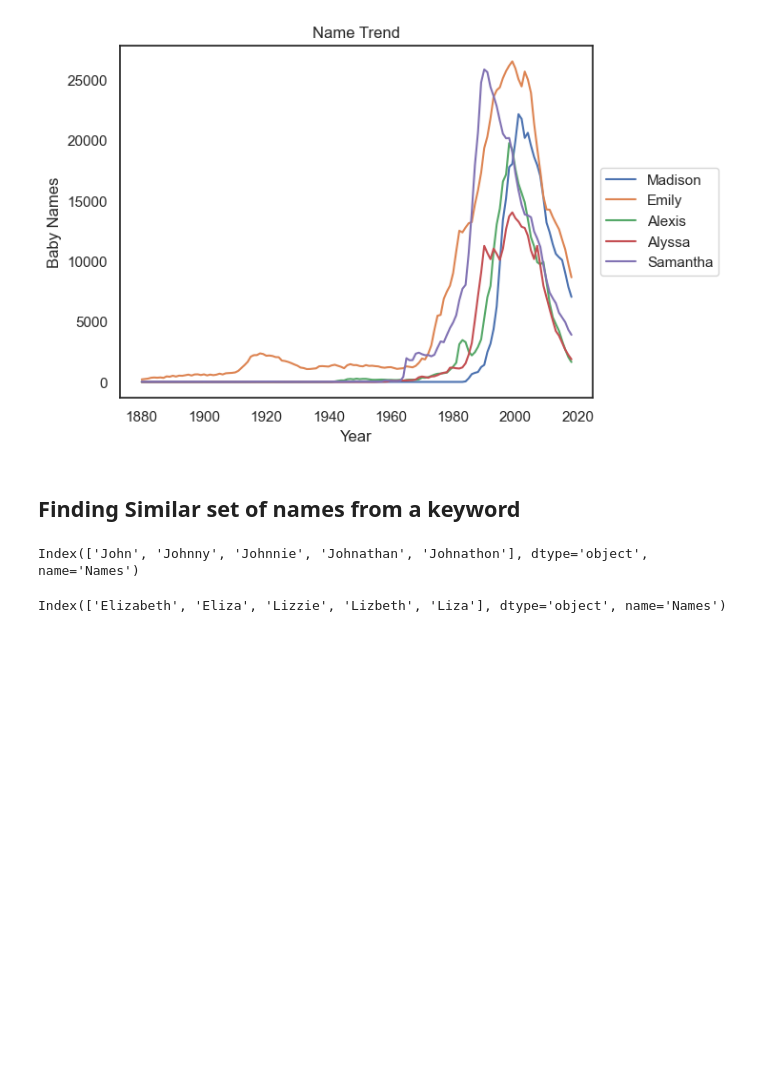
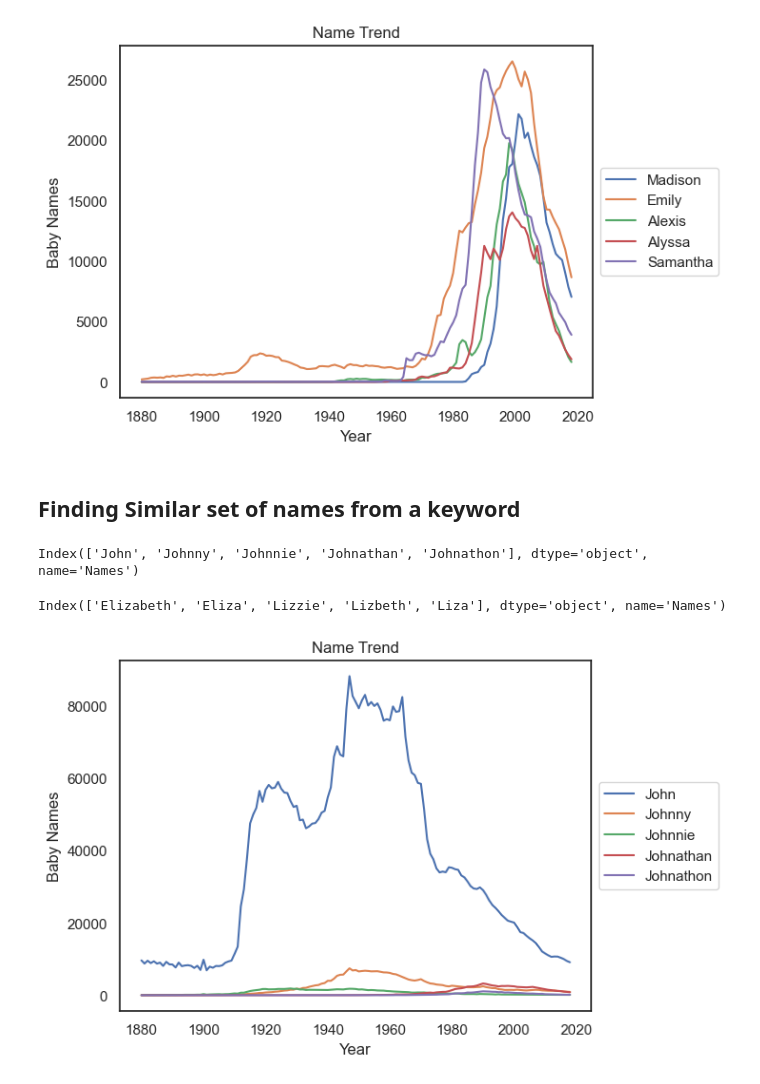
Before and after one commit to Priyagha/US_Name_Trends, a Jupyter notebook: US_Name_Trends.ipynb, the cells around one changed output. Saved outputs shown, nothing was run; the diff lists cells and outputs as text; code cells hidden in the pictures; blank space fills up the shorter version.

Commit message:
Plot of similar set of names

```diff
--- a/US_Name_Trends.ipynb
+++ b/US_Name_Trends.ipynb
@@ -249,8 +249,8 @@ def find_name(find_name, gender):
     found = testing_df.loc[found][gender].map(lambda x : np.sum(x)).sort_values(ascending = False)[:5].index
     return found
 # %%
-found = find_name('John', 'Male')
-print(found)
+male_found = find_name('John', 'Male')
+print(male_found)
 # %% [output]
 Index(['John', 'Johnny', 'Johnnie', 'Johnathan', 'Johnathon'], dtype='object', name='Names')
 # %%
@@ -259,2 +259,6 @@ print(found)
 # %% [output]
 Index(['Elizabeth', 'Eliza', 'Lizzie', 'Lizbeth', 'Liza'], dtype='object', name='Names')
+# %%
+name_plot(male_found, 'Male')
+# %% [output]
+[figure, added]
```
Also changed, not shown: parts of 2 cells of this notebook.
